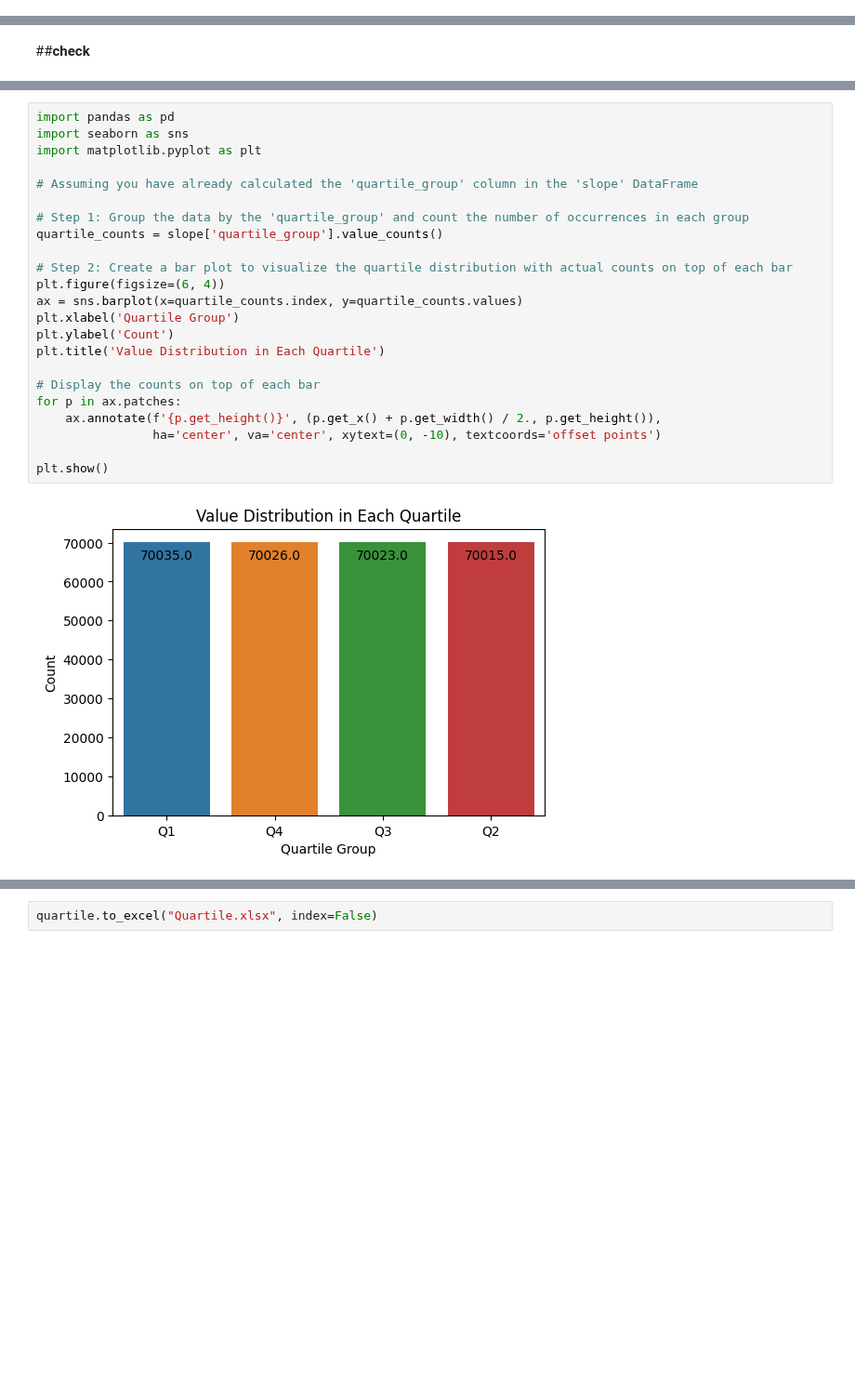
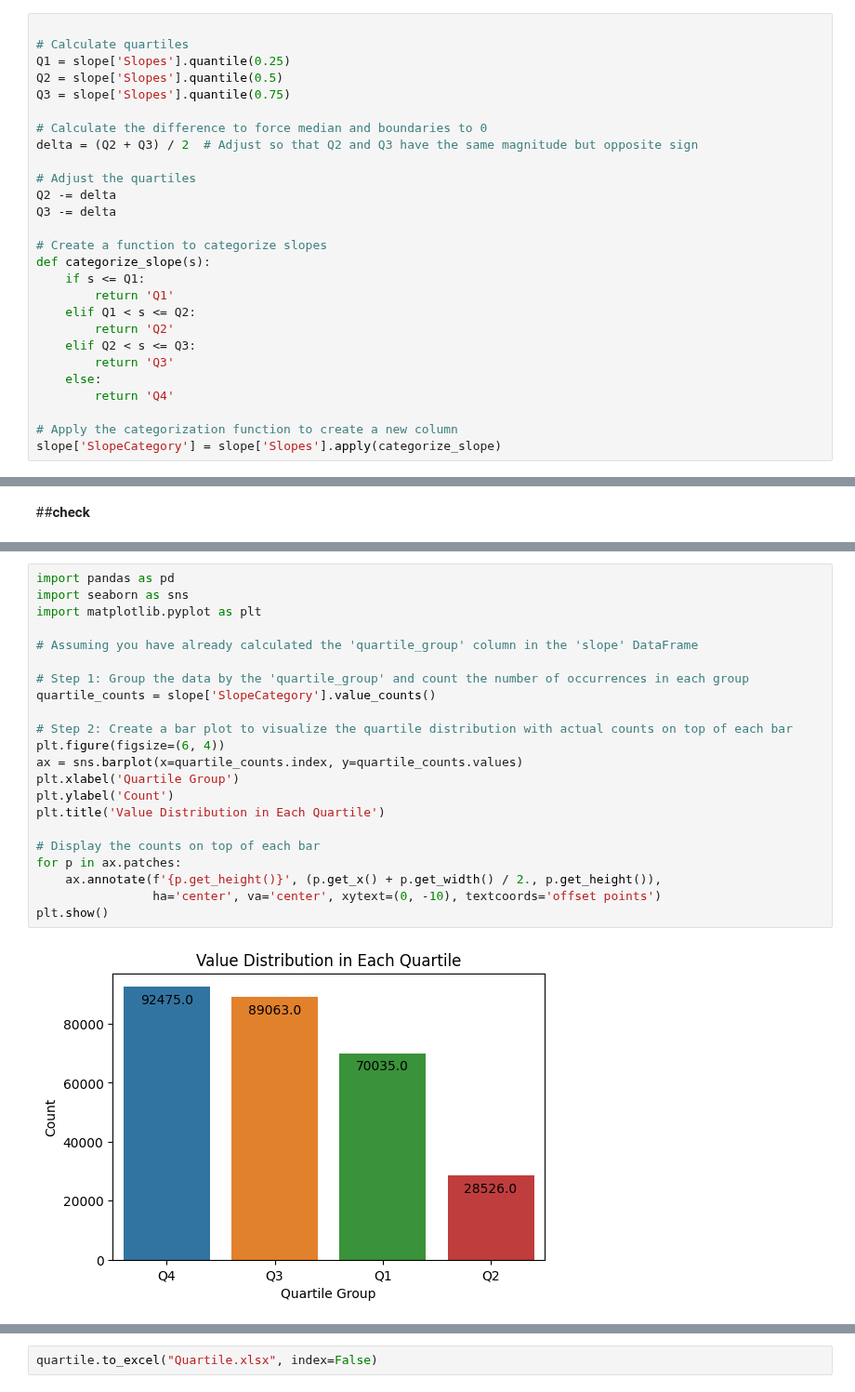
Before and after one commit to nxxk23/PROJECT, a Jupyter notebook: Quartile.ipynb, the cells around one changed output, grey strips where cells are left out. Shown at 93% size. Cells and saved outputs as stored; diff of their text form; blank space fills up the shorter version.

Commit message:
boundary =  -0.06 ถึง 0.06 median = 0

```diff
--- a/Quartile.ipynb
+++ b/Quartile.ipynb
@@ -75,0 +42,27 @@ slope
+# %%
+
+# Calculate quartiles
+Q1 = slope['Slopes'].quantile(0.25)
+Q2 = slope['Slopes'].quantile(0.5)
+Q3 = slope['Slopes'].quantile(0.75)
+
+# Calculate the difference to force median and boundaries to 0
+delta = (Q2 + Q3) / 2  # Adjust so that Q2 and Q3 have the same magnitude but opposite sign
+
+# Adjust the quartiles
+Q2 -= delta
+Q3 -= delta
+
+# Create a function to categorize slopes
+def categorize_slope(s):
+    if s <= Q1:
+        return 'Q1'
+    elif Q1 < s <= Q2:
+        return 'Q2'
+    elif Q2 < s <= Q3:
+        return 'Q3'
+    else:
+        return 'Q4'
+
+# Apply the categorization function to create a new column
+slope['SlopeCategory'] = slope['Slopes'].apply(categorize_slope)
@@ -82,25 +105,24 @@ slope[slope['Slopes'] == float('inf')]
 # %%
 import pandas as pd
 import seaborn as sns
 import matplotlib.pyplot as plt
 
 # Assuming you have already calculated the 'quartile_group' column in the 'slope' DataFrame
 
 # Step 1: Group the data by the 'quartile_group' and count the number of occurrences in each group
-quartile_counts = slope['quartile_group'].value_counts()
+quartile_counts = slope['SlopeCategory'].value_counts()
 
 # Step 2: Create a bar plot to visualize the quartile distribution with actual counts on top of each bar
 plt.figure(figsize=(6, 4))
 ax = sns.barplot(x=quartile_counts.index, y=quartile_counts.values)
 plt.xlabel('Quartile Group')
 plt.ylabel('Count')
 plt.title('Value Distribution in Each Quartile')
 
 # Display the counts on top of each bar
 for p in ax.patches:
     ax.annotate(f'{p.get_height()}', (p.get_x() + p.get_width() / 2., p.get_height()),
                 ha='center', va='center', xytext=(0, -10), textcoords='offset points')
-
 plt.show()
 # %% [output]
-[figure, old version]
+[figure, new version]
```
Also changed, not shown: parts of 22 cells of this notebook.
